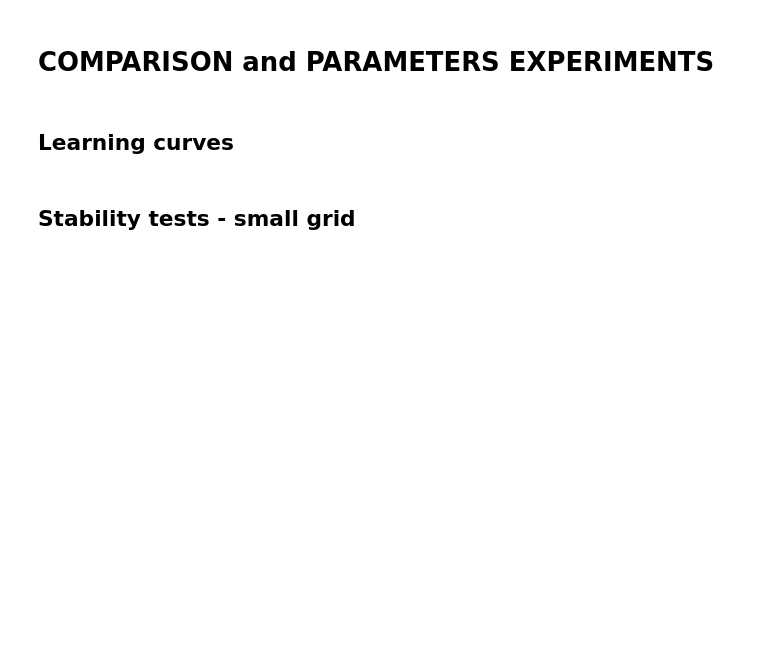
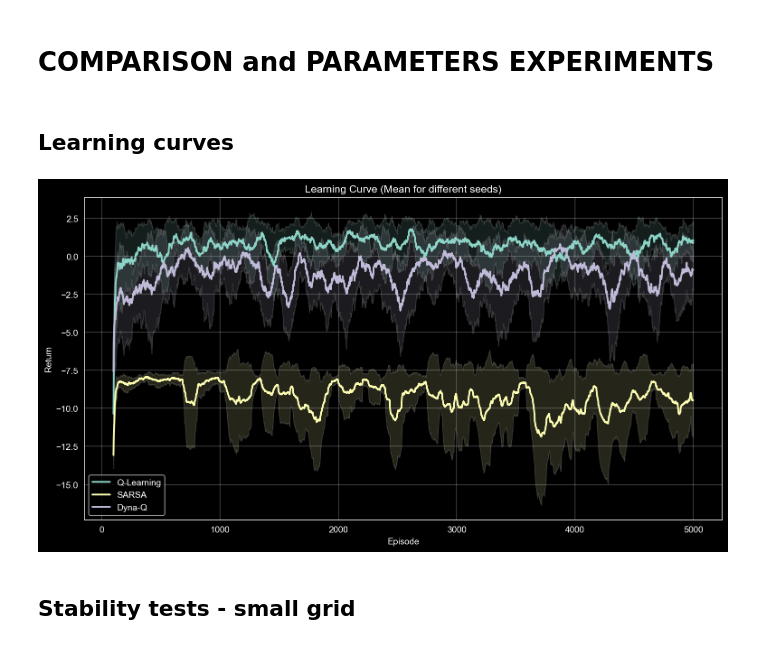
Before and after one commit to ondrey-16/MiNI-Project_WSI, a Jupyter notebook: MiniProject.ipynb, the cells around one changed output. Saved outputs shown, nothing was run; the diff lists cells and outputs as text; code cells hidden in the pictures; blank space fills up the shorter version.

```diff
--- a/MiniProject.ipynb
+++ b/MiniProject.ipynb
@@ -311,5 +364,11 @@ Dyna-Q - small grid:  {'avg_return': 2.98, 'std_return': 2.1748, 'success_rate':
 # %% [markdown]
 ## Learning curves
+# %%
+curves = run_learning_curve_for_seeds(env_config=env_config, algo_params=algo_params, seeds=seeds)
+
+plot_learning_curves_mean(curves)
+# %% [output]
+[figure, added]
 # %% [markdown]
 ## Stability tests - small grid
 # %%
```
Also changed, not shown: parts of 19 cells of this notebook, 3 other files.
